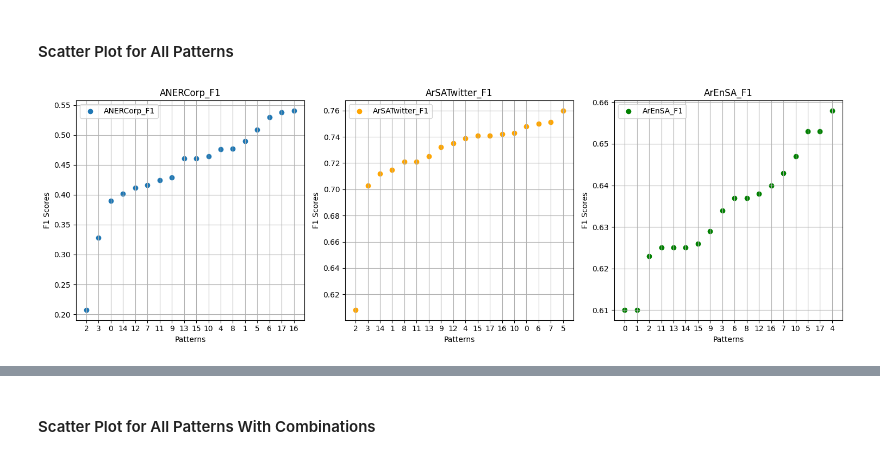
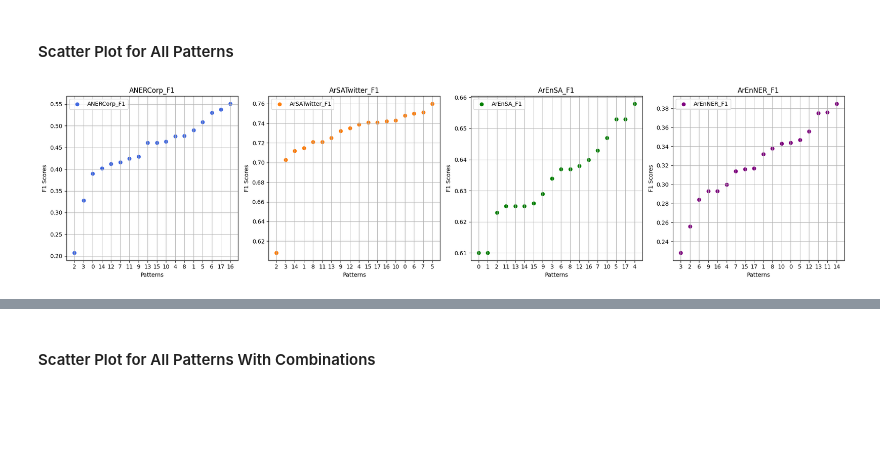
Before and after one commit to moeyad7/Thesis_Data, a Jupyter notebook: thesis-plots.ipynb, the cells around one changed output, grey strips where cells are left out. Drawn from its saved outputs; the diff is of its cells as text; code cells hidden in the pictures; blank space fills up the shorter version.

Commit message:
added pet graphs for arenner

```diff
--- a/thesis-plots.ipynb
+++ b/thesis-plots.ipynb
@@ -357,6 +362,7 @@ patterns = [0, 1, 2, 3, 4, 5, 6, 7, 8, 9, 10, 11, 12, 13]
 ANERCorp_F1 = [0.39, 0.49,0.207, 0.328,0.476, 0.509, 0.53, 0.416, 0.477, 0.429, 0.464, 0.424, 0.412, 0.461, 0.402, 0.461, 0.551, 0.538]
 ArSATwitter_F1 = [0.748, 0.715,0.608, 0.703,0.739, 0.76, 0.75, 0.751, 0.721, 0.732, 0.743, 0.721, 0.735, 0.725, 0.712, 0.741, 0.742, 0.741]
 ArEnSA_F1 = [0.61, 0.61,0.623, 0.634,0.658, 0.653, 0.637, 0.643, 0.637, 0.629, 0.647, 0.625, 0.638, 0.625, 0.625, 0.626, 0.64, 0.653]
+ArEnNER_F1 = [0.344,0.332,0.256,0.228,0.300,0.347,0.284,0.314,0.338,0.293,0.343,0.376,0.356,0.375,0.385,0.316,0.293,0.317]
 
 patterns = [0, 1, 2, 3, 4, 5, 6, 7, 8, 9, 10, 11, 12, 13, 14, 15, 16, 17]
 # %%
@@ -367,10 +374,6 @@ ArEnSA_Acc = [0.638, 0.66,0.631, 0.653,0.697, 0.7, 0.689, 0.67, 0.682, 0.677, 0.
 patterns = [0, 1, 2, 3, 4, 5, 6, 7, 8, 9, 10, 11, 12, 13, 14, 15, 16, 17]
 # %%
 import matplotlib.pyplot as plt
-
-ANERCorp_F1 = [0.39, 0.49, 0.207, 0.328, 0.476, 0.509, 0.53, 0.416, 0.477, 0.429, 0.464, 0.424, 0.412, 0.461, 0.402, 0.461, 0.541, 0.538]
-ArSATwitter_F1 = [0.748, 0.715, 0.608, 0.703, 0.739, 0.76, 0.75, 0.751, 0.721, 0.732, 0.743, 0.721, 0.735, 0.725, 0.712, 0.741, 0.742, 0.741]
-ArEnSA_F1 = [0.61, 0.61, 0.623, 0.634, 0.658, 0.653, 0.637, 0.643, 0.637, 0.629, 0.647, 0.625, 0.638, 0.625, 0.625, 0.626, 0.64, 0.653]
 
 patterns = [0, 1, 2, 3, 4, 5, 6, 7, 8, 9, 10, 11, 12, 13, 14, 15, 16, 17]
 
@@ -378,56 +381,68 @@ patterns = [0, 1, 2, 3, 4, 5, 6, 7, 8, 9, 10, 11, 12, 13, 14, 15, 16, 17]
 ANERCorp_sorted_indices = list(zip(ANERCorp_F1, patterns))
 ArSATwitter_indices = list(zip(ArSATwitter_F1, patterns))
 ArEnSA_indices = list(zip(ArEnSA_F1, patterns))
+ArEnNER_indices = list(zip(ArEnNER_F1, patterns))
+
 
 
 sorted_ANERCorp = sorted(ANERCorp_sorted_indices, key=lambda tup: tup[0])
 sorted_ArSATwitter = sorted(ArSATwitter_indices, key=lambda tup: tup[0])
 sorted_ArEnSA = sorted(ArEnSA_indices, key=lambda tup: tup[0])
+sorted_ArEnNER = sorted(ArEnNER_indices, key=lambda tup: tup[0])
 
 
 ANERCorp_F1_sorted, ANERCorp_patterns_sorted = zip(*sorted_ANERCorp)
 ArSATwitter_F1_sorted, ArSATwitter_patterns_sorted = zip(*sorted_ArSATwitter)
-ArEnSA_F1_sorted, ArEnSA__patterns_sorted = zip(*sorted_ArEnSA)
+ArEnSA_F1_sorted, ArEnSA_patterns_sorted = zip(*sorted_ArEnSA)
+ArEnNER_F1_sorted, ArEnNER_patterns_sorted = zip(*sorted_ArEnNER)
+
 
 # Create subplots for each dataset
-plt.figure(figsize=(15, 5))
+plt.figure(figsize=(20, 5))
 
 # Subplot for ANERCorp_F1
-plt.subplot(1, 3, 1)
-plt.scatter(range(len(ANERCorp_patterns_sorted)), ANERCorp_F1_sorted, label='ANERCorp_F1')
+plt.subplot(1, 4, 1)
+plt.scatter(range(len(ANERCorp_patterns_sorted)), ANERCorp_F1_sorted, label='ANERCorp_F1',c='royalblue')
 plt.title('ANERCorp_F1')
 plt.xlabel('Patterns')
 plt.ylabel('F1 Scores')
 plt.xticks(range(len(ANERCorp_patterns_sorted)), ANERCorp_patterns_sorted)
 plt.legend()
 plt.grid(True)
 
 # Subplot for ArSATwitter_F1
-plt.subplot(1, 3, 2)
-plt.scatter(range(len(ArSATwitter_patterns_sorted)), ArSATwitter_F1_sorted, label='ArSATwitter_F1',c='orange')
+plt.subplot(1, 4, 2)
+plt.scatter(range(len(ArSATwitter_patterns_sorted)), ArSATwitter_F1_sorted, label='ArSATwitter_F1', c='#FF7F0E')
 plt.title('ArSATwitter_F1')
 plt.xlabel('Patterns')
 plt.ylabel('F1 Scores')
 plt.xticks(range(len(ArSATwitter_patterns_sorted)), ArSATwitter_patterns_sorted)
 plt.legend()
 plt.grid(True)
 
 # Subplot for ArEnSA_F1
-plt.subplot(1, 3, 3)
-plt.scatter(range(len(ArEnSA__patterns_sorted)), ArEnSA_F1_sorted, label='ArEnSA_F1',c='green')
+plt.subplot(1, 4, 3)
+plt.scatter(range(len(ArEnSA_patterns_sorted)), ArEnSA_F1_sorted, label='ArEnSA_F1', c='green')
 plt.title('ArEnSA_F1')
 plt.xlabel('Patterns')
 plt.ylabel('F1 Scores')
-plt.xticks(range(len(ArEnSA__patterns_sorted)), ArEnSA__patterns_sorted)
+plt.xticks(range(len(ArEnSA_patterns_sorted)), ArEnSA_patterns_sorted)
 plt.legend()
 plt.grid(True)
 
-# Adjust layout to prevent overlapping
-plt.tight_layout()
+# Subplot for ArEnNER_F1
+plt.subplot(1, 4, 4)
+plt.scatter(range(len(ArEnNER_patterns_sorted)), ArEnNER_F1_sorted, label='ArEnNER_F1', c='purple')
+plt.title('ArEnNER_F1')
+plt.xlabel('Patterns')
+plt.ylabel('F1 Scores')
+plt.xticks(range(len(ArEnNER_patterns_sorted)), ArEnNER_patterns_sorted)
+plt.legend()
+plt.grid(True)
 
-# Show the plots
+plt.tight_layout()  # Adjusts subplots to avoid overlap
 plt.show()
 # %% [output]
-[figure, old version]
+[figure, new version]
 # %%
 import matplotlib.pyplot as plt
```
Also changed, not shown: parts of 34 cells of this notebook.
